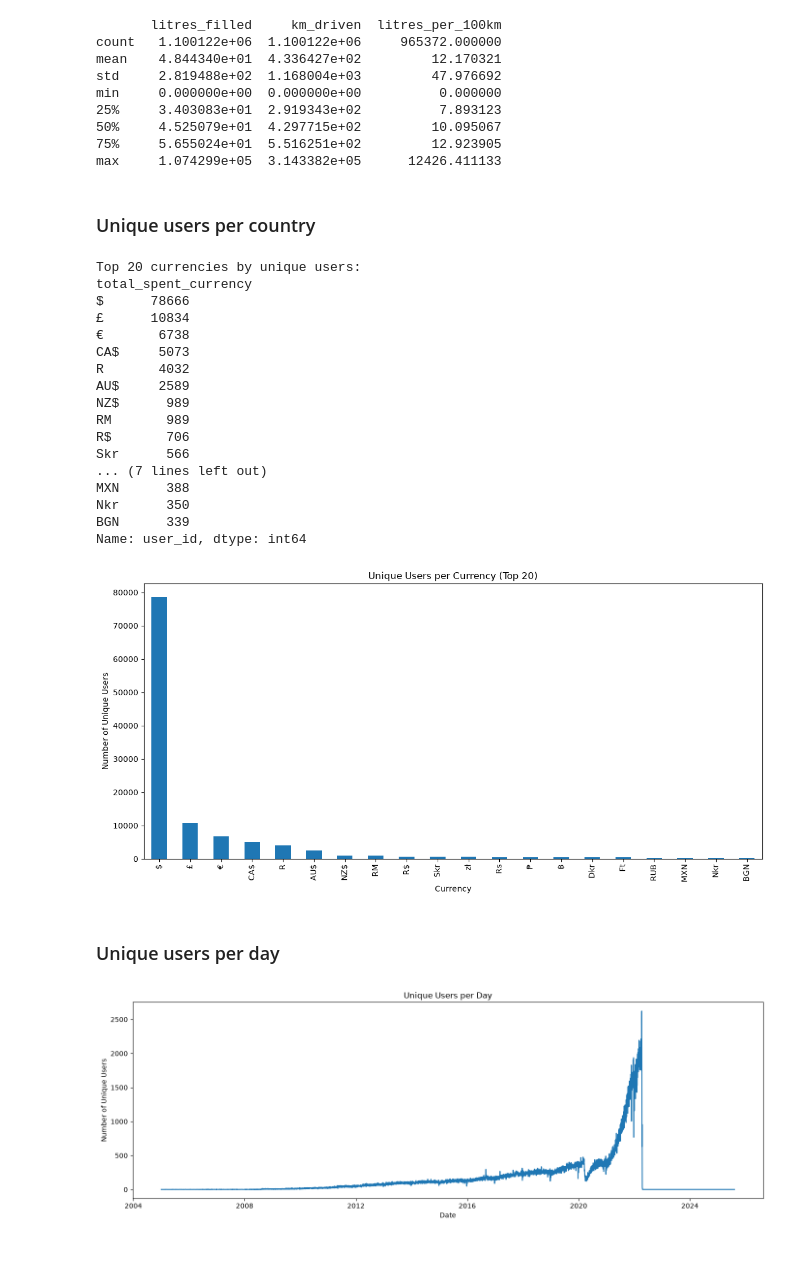
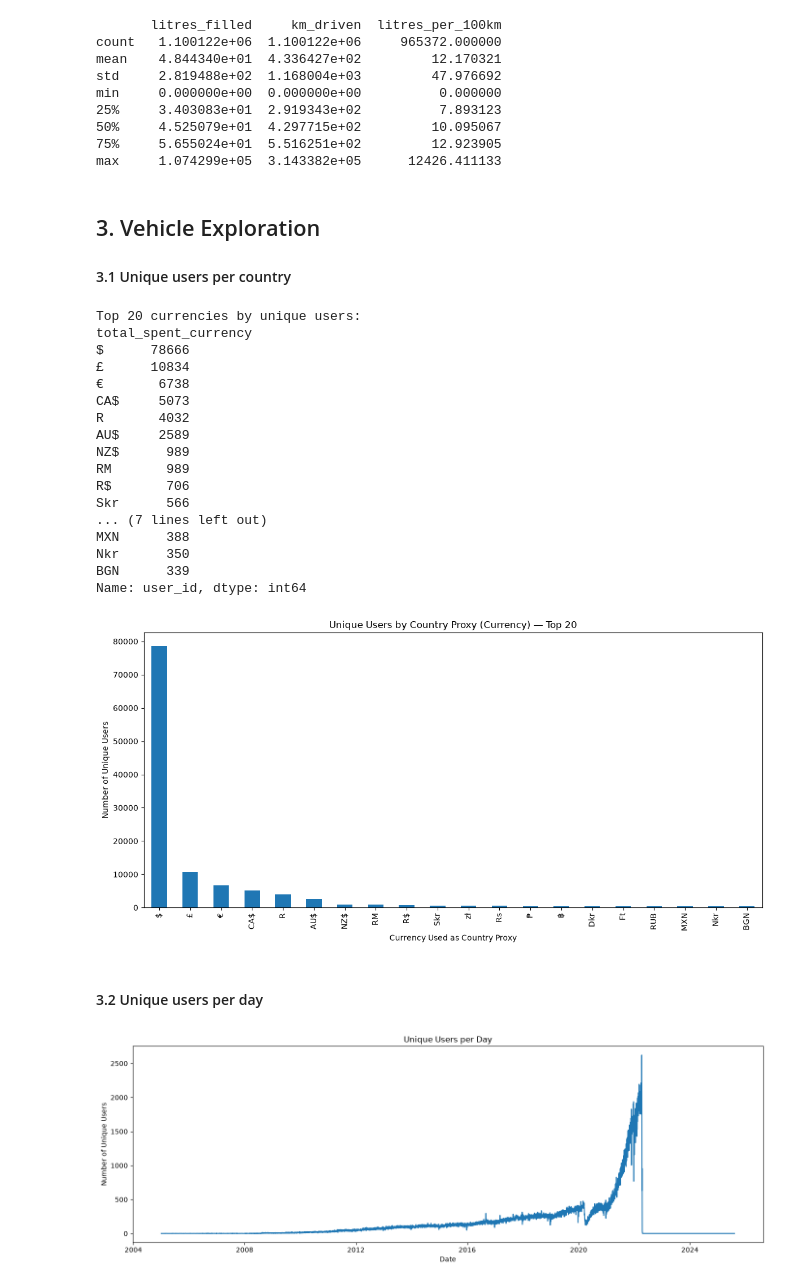
Before and after one commit to SufyaanMahomed/IDVE-Assignment, a Jupyter notebook: ass.ipynb, the cells around one changed output. Cells and saved outputs as stored; diff of their text form; code cells hidden in the pictures; blank space fills up the shorter version.

```diff
--- a/ass.ipynb
+++ b/ass.ipynb
@@ -464,41 +469,44 @@ min     0.000000e+00  0.000000e+00          0.000000
 75%     5.655024e+01  5.516251e+02         12.923905
 max     1.074299e+05  3.143382e+05      12426.411133
 # %% [markdown]
-### Unique users per country
+## 3. Vehicle Exploration
+#### 3.1 Unique users per country
 # %%
 users_per_currency = df.groupby('total_spent_currency', observed=True)['user_id'].nunique().sort_values(ascending=False)
 
 print("Top 20 currencies by unique users:")
 print(users_per_currency.head(20))
 
 fig, ax = plt.subplots(figsize=(12, 6))
 users_per_currency.head(20).plot(kind='bar', ax=ax)
-ax.set_title('Unique Users per Currency (Top 20)')
-ax.set_xlabel('Currency')
+# ax.set_title('Unique Users per Currency (Top 20)')
+ax.set_title('Unique Users by Country Proxy (Currency) — Top 20')
+# ax.set_xlabel('Currency')
+ax.set_xlabel('Currency Used as Country Proxy')
 ax.set_ylabel('Number of Unique Users')
 plt.tight_layout()
 plt.show()
 # %% [output]
 Top 20 currencies by unique users:
 total_spent_currency
 $      78666
 £      10834
 €       6738
 CA$     5073
 R       4032
 AU$     2589
 NZ$      989
 RM       989
 R$       706
 Skr      566
 ... (7 lines left out)
 MXN      388
 Nkr      350
 BGN      339
 Name: user_id, dtype: int64
-[figure, old version]
+[figure, new version]
 # %% [markdown]
-### Unique users per day
+#### 3.2 Unique users per day
 # %%
 users_per_day = df.groupby(df['date_fueled'].dt.date)['user_id'].nunique()
 
```
Also changed, not shown: parts of 18 cells of this notebook.
